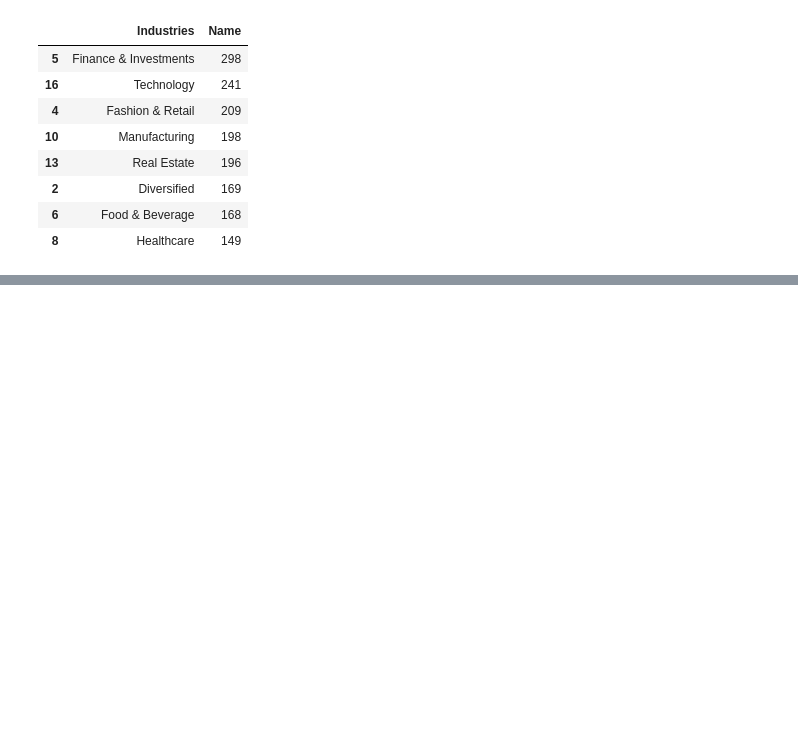
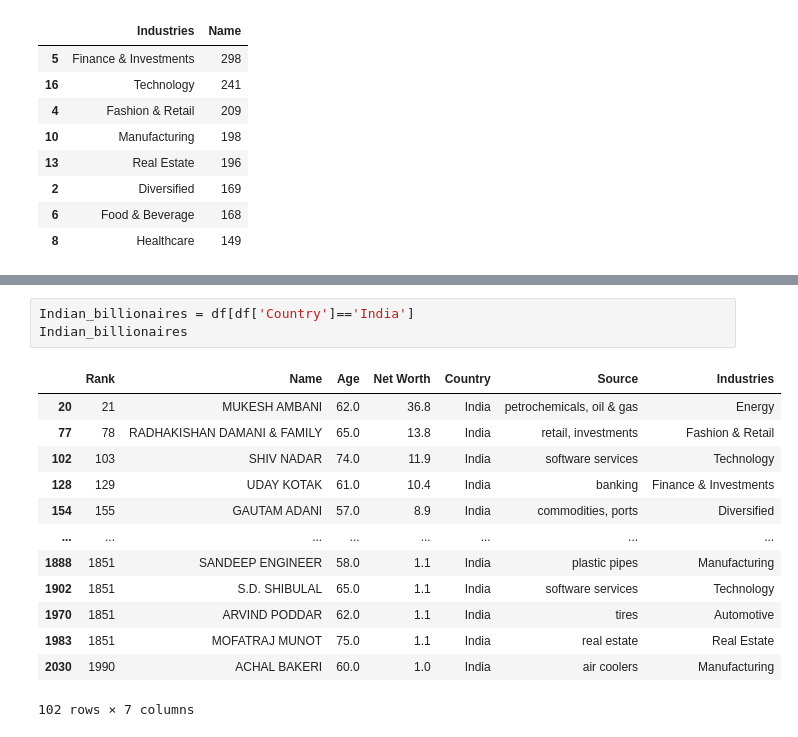
Before and after one commit to poonamks/Demo, a Jupyter notebook: Forbes_Billionaires.ipynb, the cells around one changed output, grey strips where cells are left out. Drawn from its saved outputs; the diff is of its cells as text; blank space fills up the shorter version.

```diff
--- a/Forbes_Billionaires.ipynb
+++ b/Forbes_Billionaires.ipynb
@@ -47,0 +153,17 @@ df_top8
+# %%
+Indian_billionaires = df[df['Country']=='India']
+Indian_billionaires
+# %% [output]
+|  | Rank | Name | Age | Net Worth | Country | Source | Industries |
+| 20 | 21 | MUKESH AMBANI | 62.0 | 36.8 | India | petrochemicals, oil & gas | Energy |
+| 77 | 78 | RADHAKISHAN DAMANI & FAMILY | 65.0 | 13.8 | India | retail, investments | Fashion & Retail |
+| 102 | 103 | SHIV NADAR | 74.0 | 11.9 | India | software services | Technology |
+| 128 | 129 | UDAY KOTAK | 61.0 | 10.4 | India | banking | Finance & Investments |
+| 154 | 155 | GAUTAM ADANI | 57.0 | 8.9 | India | commodities, ports | Diversified |
+| ... | ... | ... | ... | ... | ... | ... | ... |
+| 1888 | 1851 | SANDEEP ENGINEER | 58.0 | 1.1 | India | plastic pipes | Manufacturing |
+| 1902 | 1851 | S.D. SHIBULAL | 65.0 | 1.1 | India | software services | Technology |
+| 1970 | 1851 | ARVIND PODDAR | 62.0 | 1.1 | India | tires | Automotive |
+| 1983 | 1851 | MOFATRAJ MUNOT | 75.0 | 1.1 | India | real estate | Real Estate |
+| 2030 | 1990 | ACHAL BAKERI | 60.0 | 1.0 | India | air coolers | Manufacturing |
+102 rows × 7 columns
```
Also changed, not shown: parts of 19 cells of this notebook.
